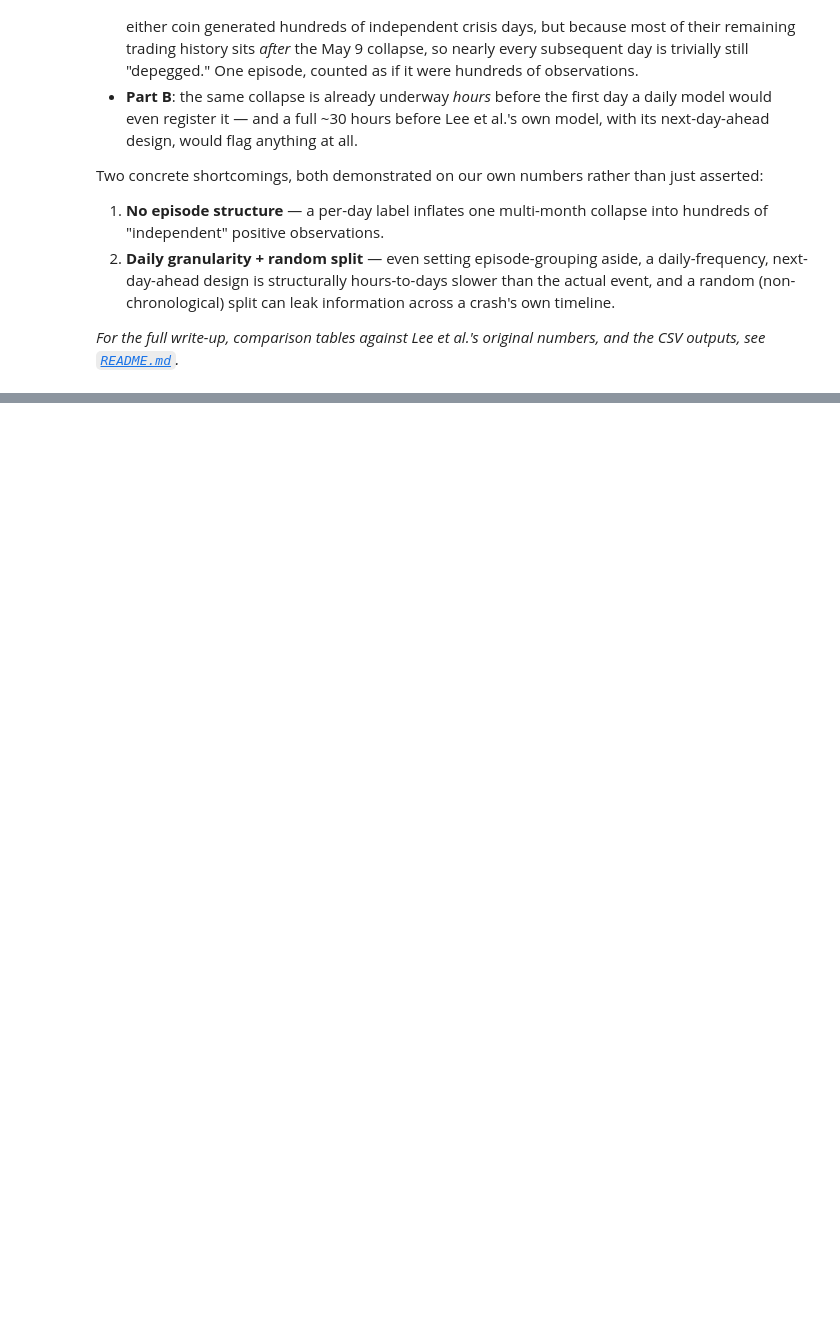
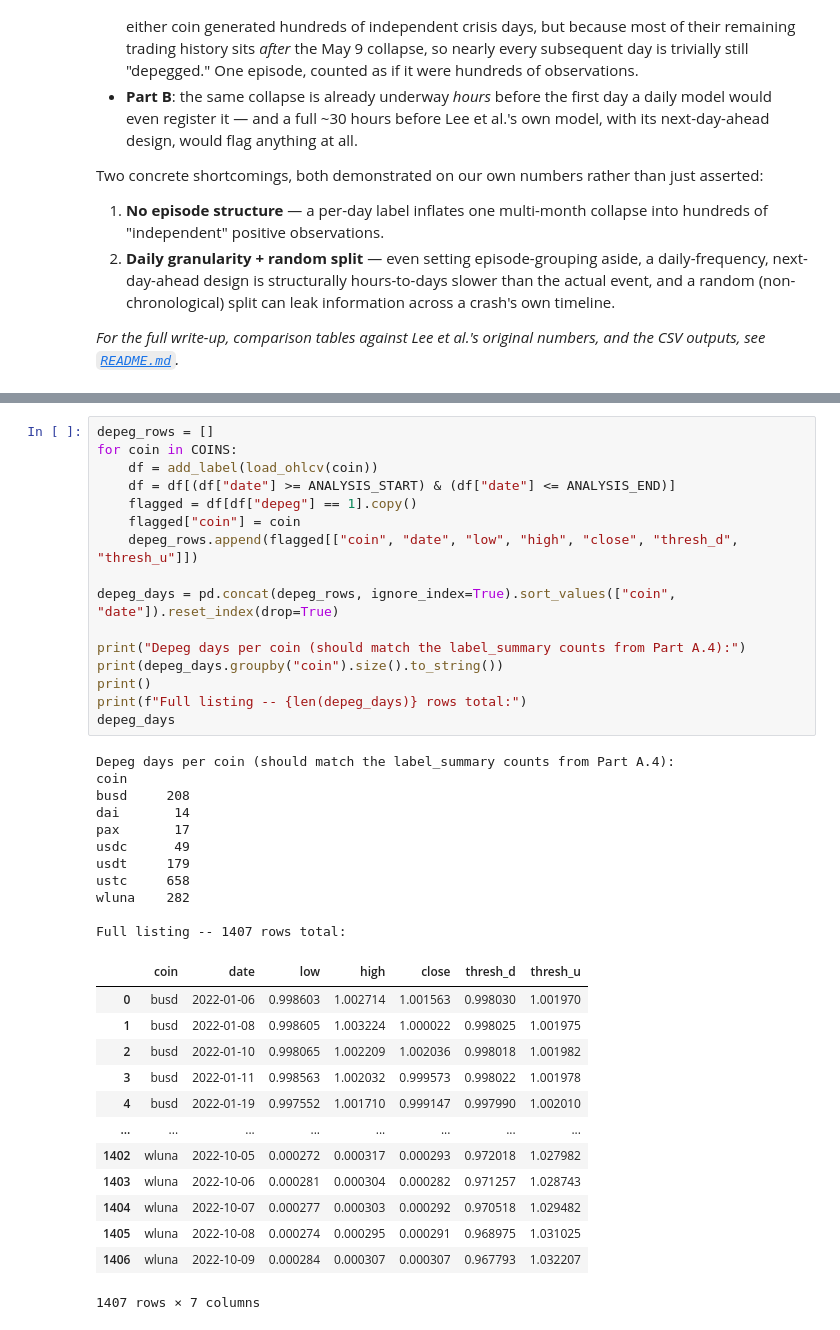
Before and after one commit to shaogjintan/stablecoin-depegging-analysis, a Jupyter notebook: models/lee_replication_and_shortcomings.ipynb, the cells around one changed output, grey strips where cells are left out. Saved outputs shown, nothing was run; the diff lists cells and outputs as text; blank space fills up the shorter version.

```diff
--- a/models/lee_replication_and_shortcomings.ipynb
+++ b/models/lee_replication_and_shortcomings.ipynb
@@ -569,0 +575,41 @@ Two concrete shortcomings, both demonstrated on our own numbers rather than just
+# %%
+depeg_rows = []
+for coin in COINS:
+    df = add_label(load_ohlcv(coin))
+    df = df[(df["date"] >= ANALYSIS_START) & (df["date"] <= ANALYSIS_END)]
+    flagged = df[df["depeg"] == 1].copy()
+    flagged["coin"] = coin
+    depeg_rows.append(flagged[["coin", "date", "low", "high", "close", "thresh_d", "thresh_u"]])
+
+depeg_days = pd.concat(depeg_rows, ignore_index=True).sort_values(["coin", "date"]).reset_index(drop=True)
+
+print("Depeg days per coin (should match the label_summary counts from Part A.4):")
+print(depeg_days.groupby("coin").size().to_string())
+print()
+print(f"Full listing -- {len(depeg_days)} rows total:")
+depeg_days
+# %% [output]
+Depeg days per coin (should match the label_summary counts from Part A.4):
+coin
+busd     208
+dai       14
+pax       17
+usdc      49
+usdt     179
+ustc     658
+wluna    282
+
+Full listing -- 1407 rows total:
+|  | coin | date | low | high | close | thresh_d | thresh_u |
+| 0 | busd | 2022-01-06 | 0.998603 | 1.002714 | 1.001563 | 0.998030 | 1.001970 |
+| 1 | busd | 2022-01-08 | 0.998605 | 1.003224 | 1.000022 | 0.998025 | 1.001975 |
+| 2 | busd | 2022-01-10 | 0.998065 | 1.002209 | 1.002036 | 0.998018 | 1.001982 |
+| 3 | busd | 2022-01-11 | 0.998563 | 1.002032 | 0.999573 | 0.998022 | 1.001978 |
+| 4 | busd | 2022-01-19 | 0.997552 | 1.001710 | 0.999147 | 0.997990 | 1.002010 |
+| ... | ... | ... | ... | ... | ... | ... | ... |
+| 1402 | wluna | 2022-10-05 | 0.000272 | 0.000317 | 0.000293 | 0.972018 | 1.027982 |
+| 1403 | wluna | 2022-10-06 | 0.000281 | 0.000304 | 0.000282 | 0.971257 | 1.028743 |
+| 1404 | wluna | 2022-10-07 | 0.000277 | 0.000303 | 0.000292 | 0.970518 | 1.029482 |
+| 1405 | wluna | 2022-10-08 | 0.000274 | 0.000295 | 0.000291 | 0.968975 | 1.031025 |
+| 1406 | wluna | 2022-10-09 | 0.000284 | 0.000307 | 0.000307 | 0.967793 | 1.032207 |
+1407 rows × 7 columns
```
Also changed, not shown: parts of 12 cells of this notebook.
